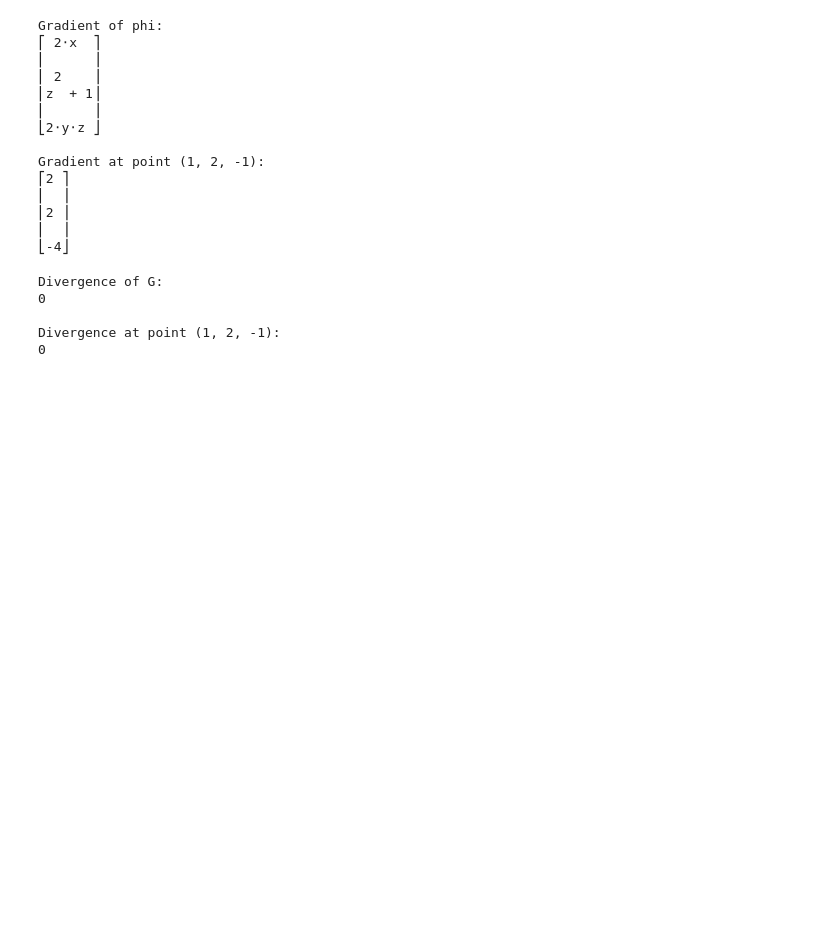
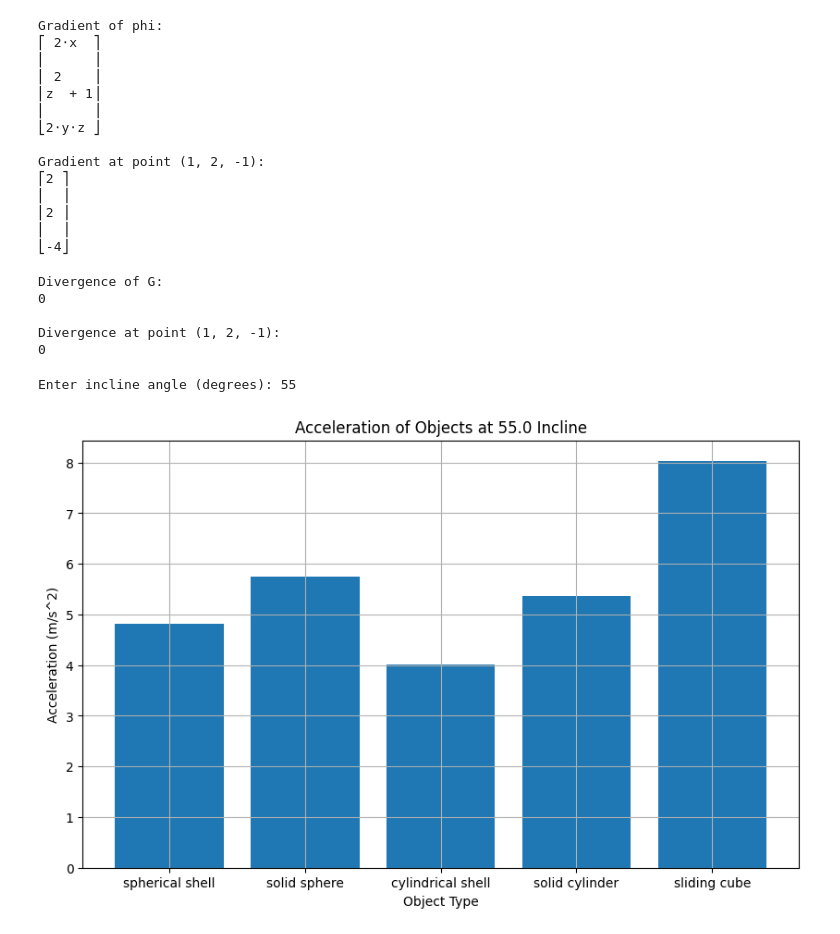
Before and after one commit to atharvdatar19/Mentorbhaiyaaa, a Jupyter notebook: physicswork.ipynb, the cells around one changed output. Saved outputs shown, nothing was run; the diff lists cells and outputs as text; code cells hidden in the pictures; blank space fills up the shorter version.

```diff
--- a/physicswork.ipynb
+++ b/physicswork.ipynb
@@ -486,3 +486,37 @@ def projectile_motion_simulation():
 
 # Run the simulation
 projectile_motion_simulation()
+# %%
+import matplotlib.pyplot as plt
+import numpy as np
+
+def calculate_accelerations(angle_deg, g=9.81):
+    angle_rad = np.radians(angle_deg)
+    accelerations = {
+        "spherical shell": (3/5) * g * np.sin(angle_rad),
+        "solid sphere": (5/7) * g * np.sin(angle_rad),
+        "cylindrical shell": (1/2) * g * np.sin(angle_rad),
+        "solid cylinder": (2/3) * g * np.sin(angle_rad),
+        "sliding cube": g * np.sin(angle_rad),
+    }
+    return accelerations
+
+def plot_accelerations_bar(angle_deg):
+    accelerations = calculate_accelerations(angle_deg)
+    objects = list(accelerations.keys())
+    acc_values = list(accelerations.values())
+
+    plt.figure(figsize=(10, 6))
+    plt.bar(objects, acc_values)
+    plt.xlabel("Object Type")
+    plt.ylabel("Acceleration (m/s^2)")
+    plt.title(f"Acceleration of Objects at {angle_deg} Incline")
+    plt.grid(True) # This is the corrected line.
+    plt.show()
+
+# Get user input for angle
+angle_deg = float(input("Enter incline angle (degrees): "))
+plot_accelerations_bar(angle_deg)
+# %% [output]
+Enter incline angle (degrees): 55
+[figure, added]
```
Also changed, not shown: parts of 1 cell of this notebook.
